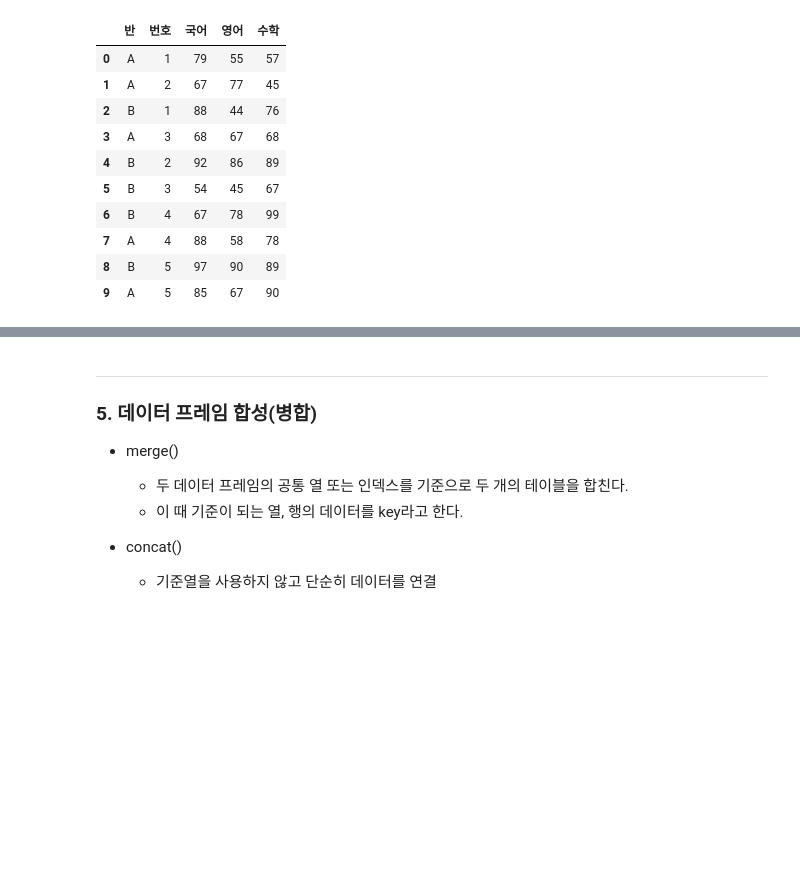
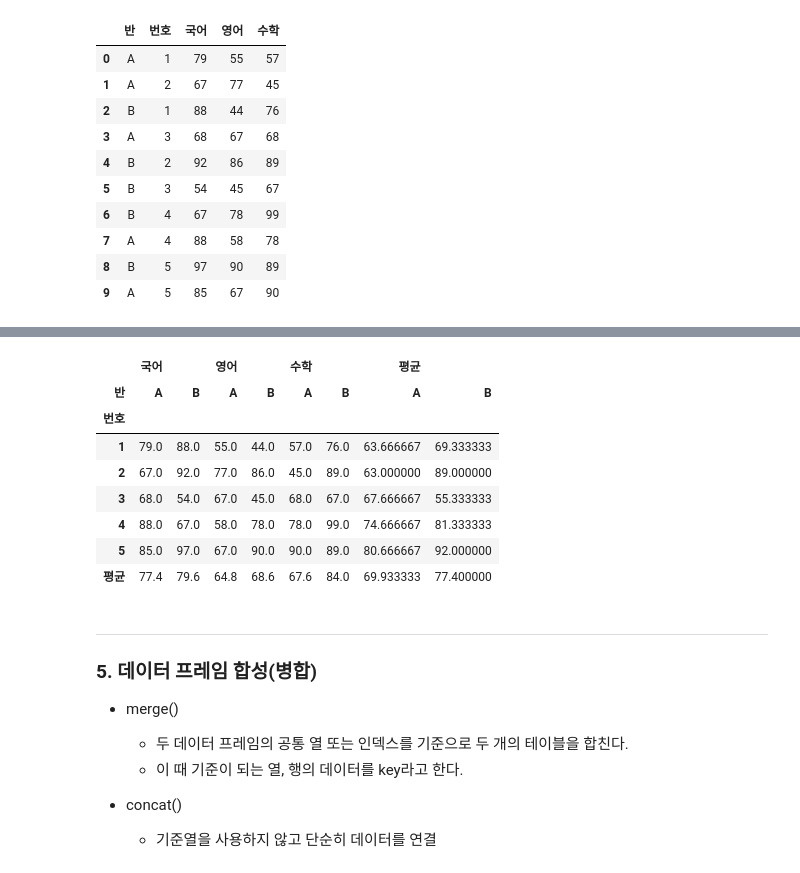
Before and after one commit to not147/PythonBasic, a Jupyter notebook: pythonwork/analysis/2_pandas.ipynb, the cells around one changed output, grey strips where cells are left out. Cells and saved outputs as stored; diff of their text form; code cells hidden in the pictures; blank space fills up the shorter version.

```diff
--- a/pythonwork/analysis/2_pandas.ipynb
+++ b/pythonwork/analysis/2_pandas.ipynb
@@ -1462,3 +1462,5 @@ df_score1
 | 9 | A | 5 | 85 | 67 | 90 |
 # %%
 ##### 1. 1차 행 인덱스로 "반"을 2차 행 인덱스로 "번호"를 가지는 데이터 프레임 작성
+df_score1 = df_score1.set_index(["반", "번호"])
+df_score1
@@ -1465,2 +1495,5 @@ df_score1
 # %%
 ##### 2. 학생의 평균을 나타내는 행을 오른쪽에 추가
+
+df_score1["평균"] = df_score1.mean(axis=1)
+df_score1
@@ -1467,2 +1513,5 @@ df_score1
 # %%
 ##### 3. 행 인덱스로 "번호"를 1차 열 인덱스로 "국어", "영어", "수학"을, 2차 열 인덱스로 "반"을 가지는 데이터 프레임 작성
+
+df_score1 = df_score1.unstack("반")
+df_score1
@@ -1469,5 +1527,18 @@ df_score1
 # %%
 ##### 4. 각 반별 각 과목의 평균을 나타내는 행을 아래에 추가
+
+df_score1.loc[("평균"), :] = df_score1.mean(axis=0)
+df_score1
+# %% [output]
+|  | 국어 |  | 영어 |  | 수학 |  | 평균 |  |
+| 반 | A | B | A | B | A | B | A | B |
+| 번호 |  |  |  |  |  |  |  |  |
+| 1 | 79.0 | 88.0 | 55.0 | 44.0 | 57.0 | 76.0 | 63.666667 | 69.333333 |
+| 2 | 67.0 | 92.0 | 77.0 | 86.0 | 45.0 | 89.0 | 63.000000 | 89.000000 |
+| 3 | 68.0 | 54.0 | 67.0 | 45.0 | 68.0 | 67.0 | 67.666667 | 55.333333 |
+| 4 | 88.0 | 67.0 | 58.0 | 78.0 | 78.0 | 99.0 | 74.666667 | 81.333333 |
+| 5 | 85.0 | 97.0 | 67.0 | 90.0 | 90.0 | 89.0 | 80.666667 | 92.000000 |
+| 평균 | 77.4 | 79.6 | 64.8 | 68.6 | 67.6 | 84.0 | 69.933333 | 77.400000 |
 # %% [markdown]
 ---
 ### 5. 데이터 프레임 합성(병합)
```
Also changed, not shown: parts of 49 cells of this notebook.
